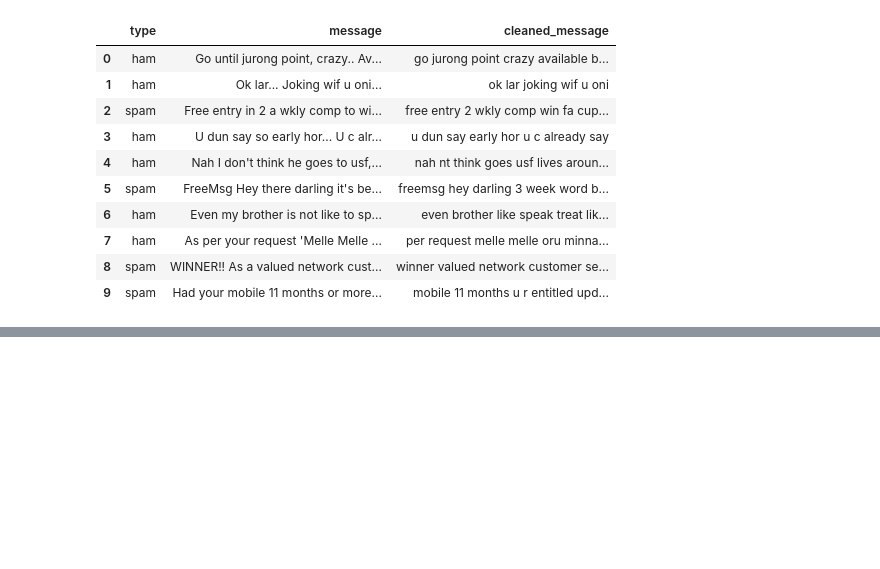
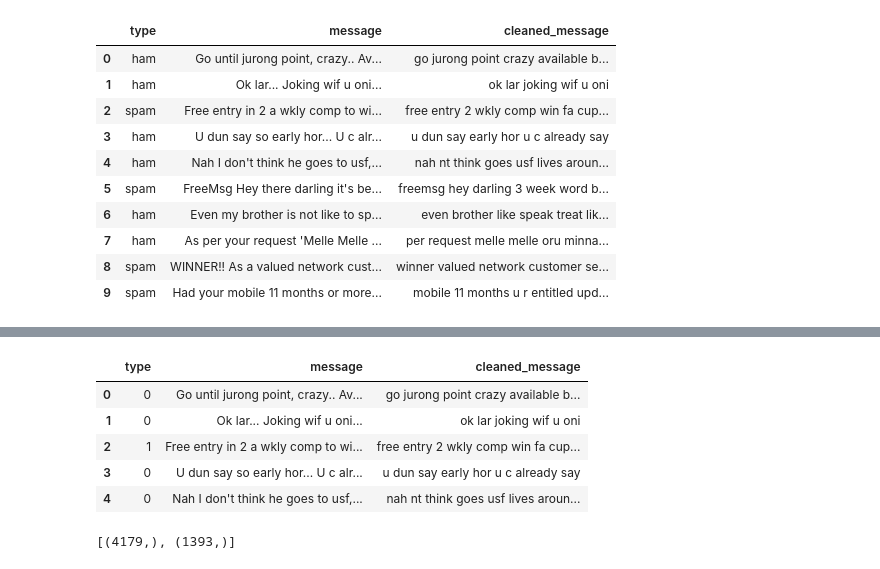
Before and after one commit to rrstats/Supervised-Algorithms, a Jupyter notebook: More Algorithms/Naive Bayes.ipynb, the cells around one changed output, grey strips where cells are left out. Cells and saved outputs as stored; diff of their text form; code cells hidden in the pictures; blank space fills up the shorter version.

```diff
--- a/More Algorithms/Naive Bayes.ipynb
+++ b/More Algorithms/Naive Bayes.ipynb
@@ -125,0 +212,17 @@ KeyError: 'cleaned_messag'
+# %%
+df['type'] = df["type"].map({'spam':1, 'ham':0})
+df.head()
+# %% [output]
+|  | type | message | cleaned_message |
+| 0 | 0 | Go until jurong point, crazy.. Av... | go jurong point crazy available b... |
+| 1 | 0 | Ok lar... Joking wif u oni... | ok lar joking wif u oni |
+| 2 | 1 | Free entry in 2 a wkly comp to wi... | free entry 2 wkly comp win fa cup... |
+| 3 | 0 | U dun say so early hor... U c alr... | u dun say early hor u c already say |
+| 4 | 0 | Nah I don't think he goes to usf,... | nah nt think goes usf lives aroun... |
+# %%
+from sklearn.model_selection import train_test_split
+
+df_X_train, df_X_test, y_train, y_test = train_test_split(df['cleaned_message'], df['type'], test_size=0.25, random_state=42)
+print([np.shape(df_X_train), np.shape(df_X_test)])
+# %% [output]
+[(4179,), (1393,)]
```
Also changed, not shown: parts of 8 cells of this notebook.
